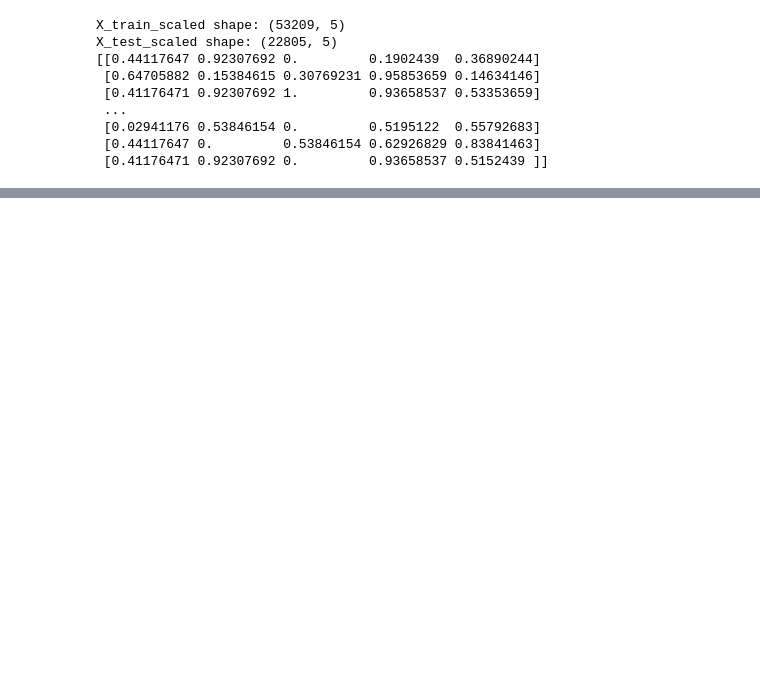
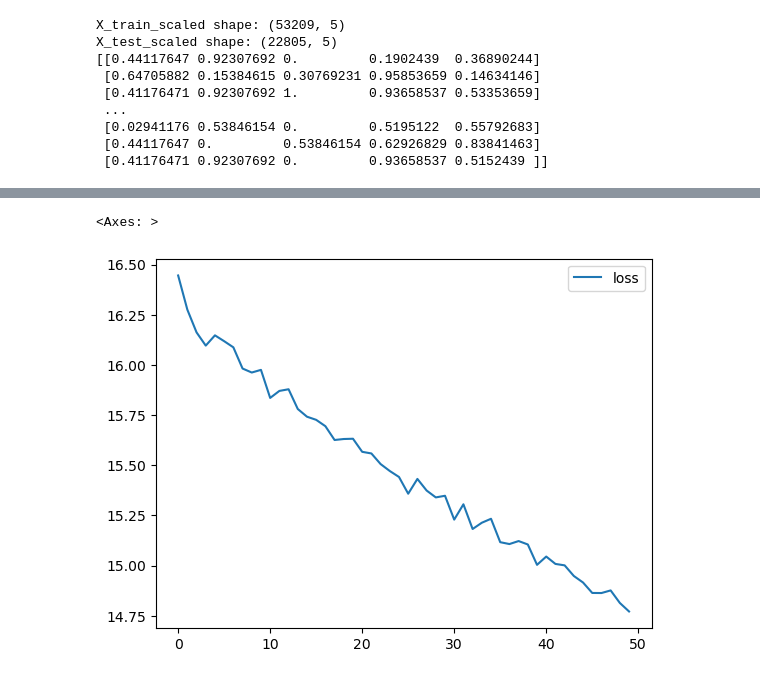
Before and after one commit to kasheshjaiin/Project4_IPL, a Jupyter notebook: IPL_Score_Prediction.ipynb, the cells around one changed output, grey strips where cells are left out. Cells and saved outputs as stored; diff of their text form; code cells hidden in the pictures; blank space fills up the shorter version.

Commit message:
training model

```diff
--- a/IPL_Score_Prediction.ipynb
+++ b/IPL_Score_Prediction.ipynb
@@ -127,12 +113,6 @@ nn_model.add(tf.keras.layers.Dense(units=512, activation="relu", input_dim=input
 nn_model.add(tf.keras.layers.Dense(units=216, activation="relu"))
 nn_model.add(tf.keras.layers.Dense(units=1, activation="linear"))
 
-# Compile the Sequential model together and customize metrics
-nn_model.compile(loss="binary_crossentropy", optimizer="adam", metrics=["accuracy"])
-
-# Train the model
-fit_model = nn_model.fit(X_train_scaled, y_train, epochs=50)
-
-# Evaluate the model using the test data
-model_loss, model_accuracy = nn_model.evaluate(X_test_scaled,y_test,verbose=2)
-print(f"Loss: {model_loss}, Accuracy: {model_accuracy}")
+# Compile the model with Huber loss
+huber_loss = tf.keras.losses.Huber(delta=1.0) # You can adjust the 'delta' parameter as needed
+nn_model.compile(optimizer='adam', loss=huber_loss) # Use Huber loss for regression
@@ -138,0 +140,6 @@ print(f"Loss: {model_loss}, Accuracy: {model_accuracy}")
+# %%
+model_losses = pd.DataFrame(nn_model.history.history)
+model_losses.plot()
+# %% [output]
+<Axes: >
+[figure, added]
```
Also changed, not shown: parts of 3 cells of this notebook.
